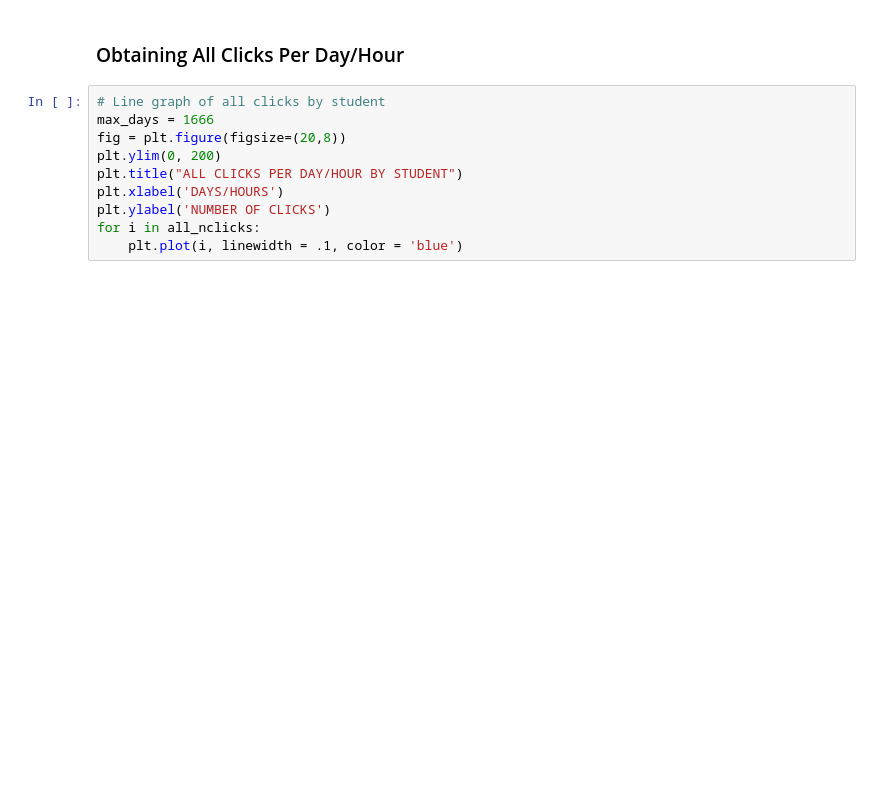
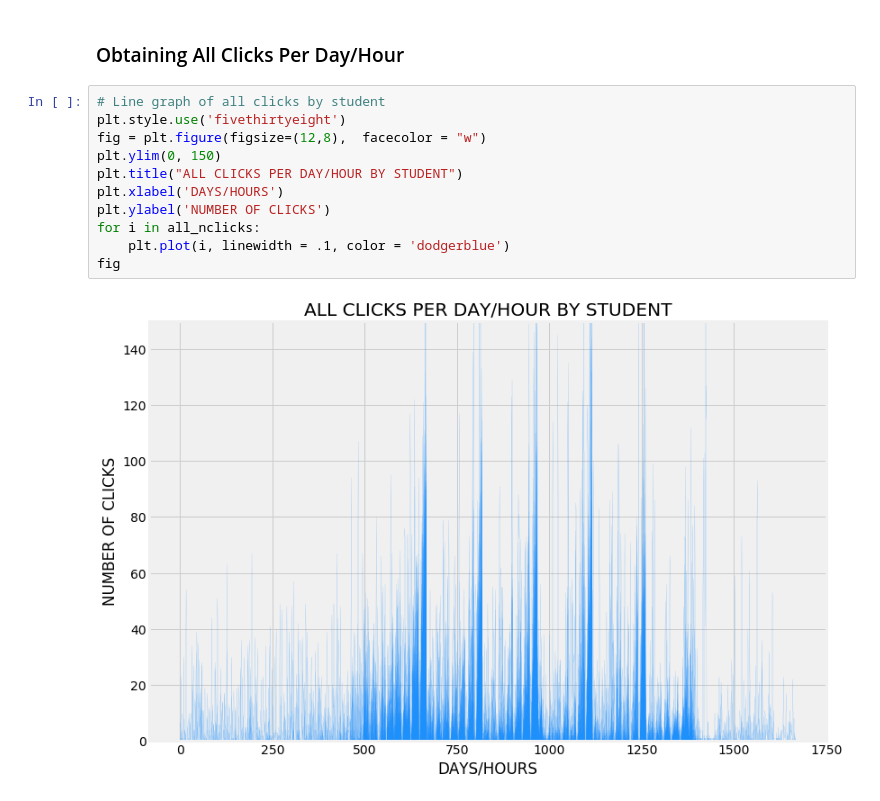
Before and after one commit to AYSH20/Canvas-API-Clicks, a Jupyter notebook: Canvas-API-Click-Extraction.ipynb, the cells around one changed output. Drawn from its saved outputs; the diff is of its cells as text; blank space fills up the shorter version.

```diff
--- a/Canvas-API-Click-Extraction.ipynb
+++ b/Canvas-API-Click-Extraction.ipynb
@@ -196,11 +241,14 @@ all_nclicks.shape
 ### Obtaining All Clicks Per Day/Hour
 # %%
 # Line graph of all clicks by student
-max_days = 1666
-fig = plt.figure(figsize=(20,8))
-plt.ylim(0, 200)
+plt.style.use('fivethirtyeight')
+fig = plt.figure(figsize=(12,8),  facecolor = "w")
+plt.ylim(0, 150)
 plt.title("ALL CLICKS PER DAY/HOUR BY STUDENT")
 plt.xlabel('DAYS/HOURS')
 plt.ylabel('NUMBER OF CLICKS')
 for i in all_nclicks:
-    plt.plot(i, linewidth = .1, color = 'blue')
+    plt.plot(i, linewidth = .1, color = 'dodgerblue')
+fig
+# %% [output]
+[figure, added]
```
Also changed, not shown: parts of 18 cells of this notebook, 3 other files.
